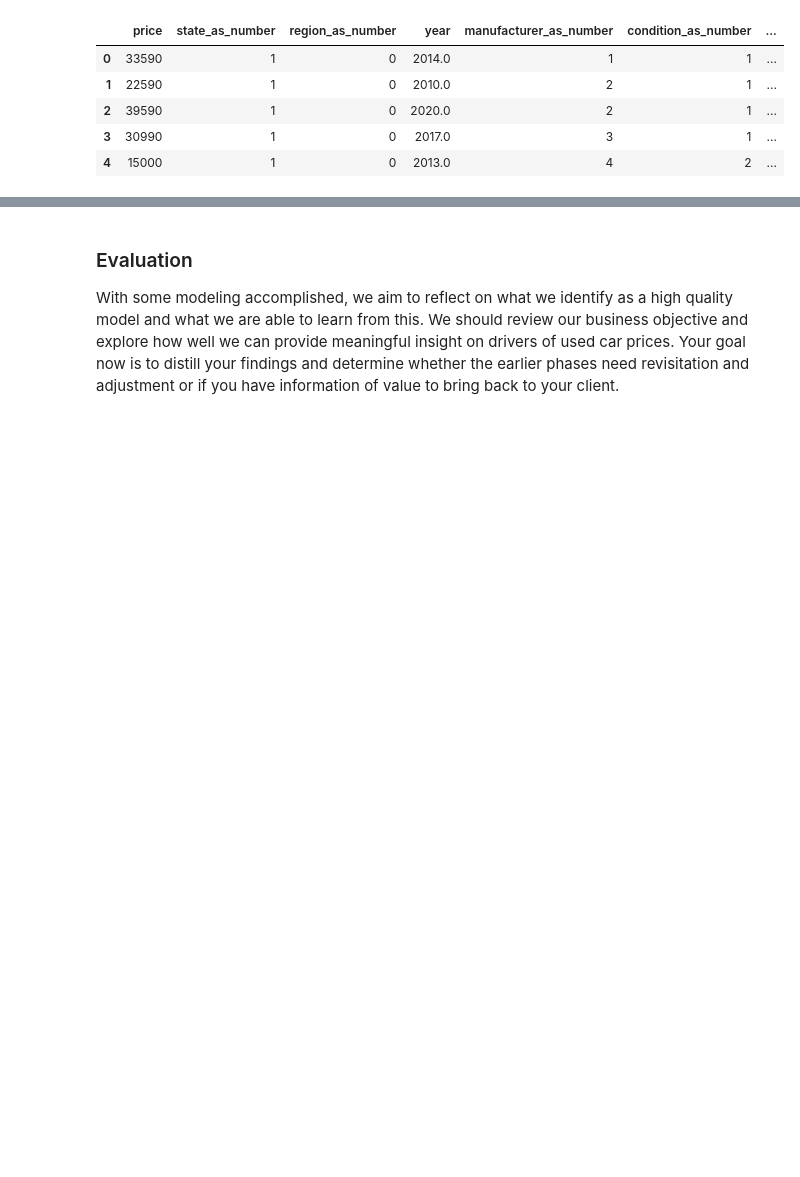
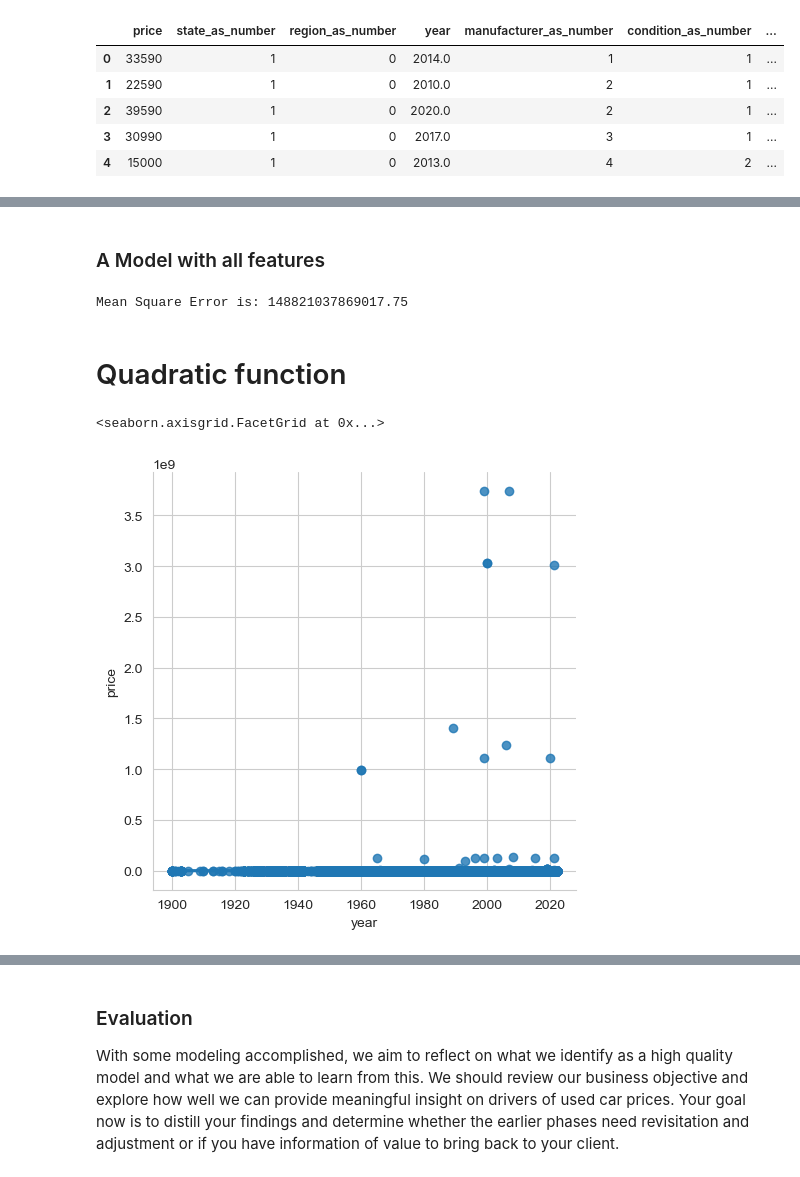
Before and after one commit to srideviaishwariya/rainier, a Jupyter notebook: practical_application_II_starter/prompt_II.ipynb, the cells around one changed output, grey strips where cells are left out. Saved outputs shown, nothing was run; the diff lists cells and outputs as text; code cells hidden in the pictures; blank space fills up the shorter version.

```diff
--- a/practical_application_II_starter/prompt_II.ipynb
+++ b/practical_application_II_starter/prompt_II.ipynb
@@ -668,0 +739,18 @@ plt.show()
+# %% [markdown]
+### A Model with all features
+# %%
+X = pd.get_dummies(df_car.drop('price', axis = 1))
+y = df_car['price']
+all_features_linreg = LinearRegression().fit(X, y)
+linreg_mse = mean_squared_error(all_features_linreg.predict(X), y)
+print(f'Mean Square Error is: {linreg_mse}')
+# %% [output]
+Mean Square Error is: 148821037869017.75
+# %% [markdown]
+# Quadratic function
+# %%
+sns.set_style('whitegrid')
+sns.scatterplot(x ='year', y ='price', data = df)
+# %% [output]
+<seaborn.axisgrid.FacetGrid at 0x...>
+[figure, added]
```
Also changed, not shown: parts of 48 cells of this notebook, 1 other file.
